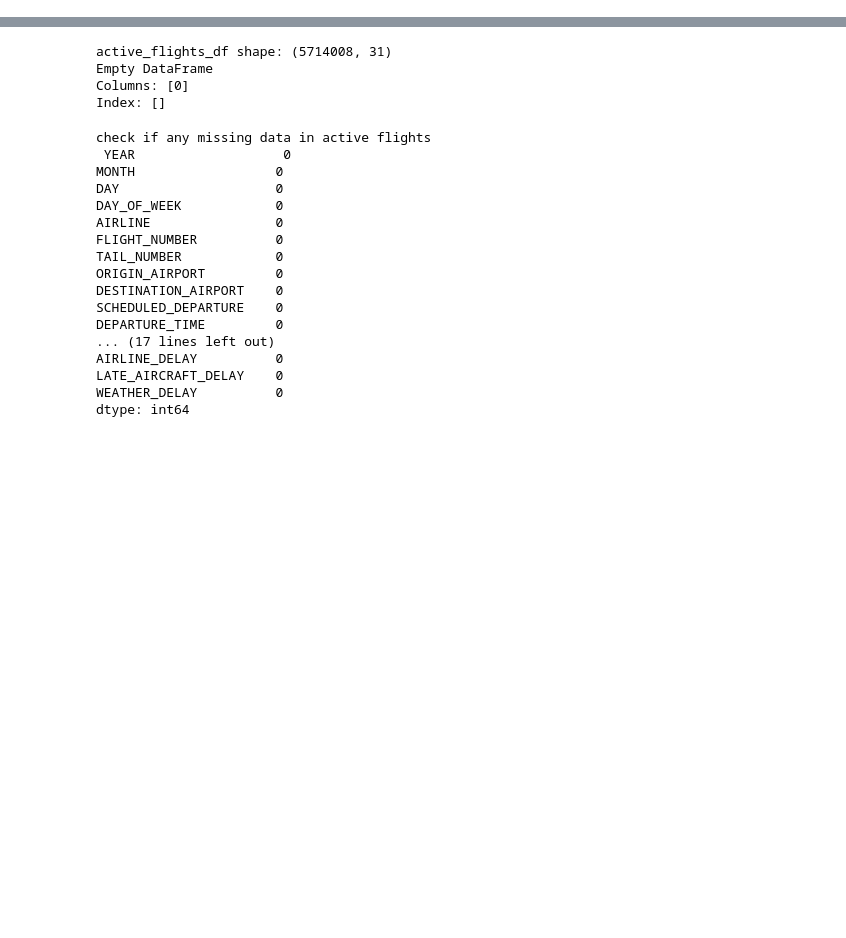
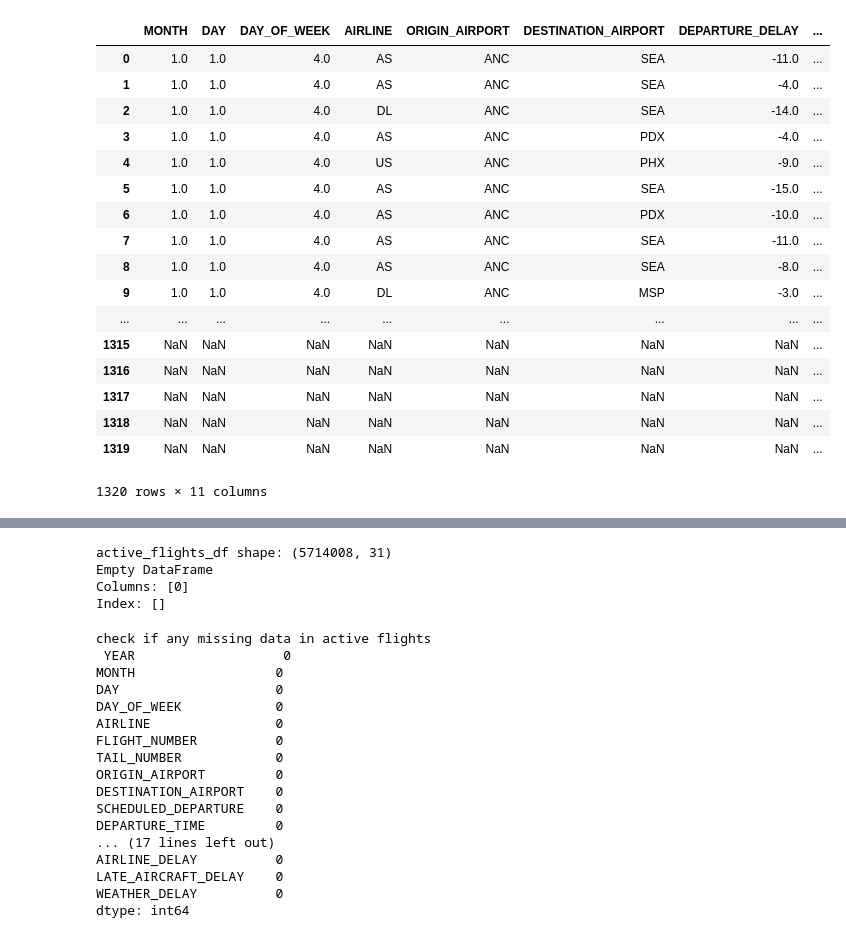
Before and after one commit to wrgorman/FlightDelays, a Jupyter notebook: Input Data Manipulation/File Manipulation.ipynb, the cells around one changed output, grey strips where cells are left out. Saved outputs shown, nothing was run; the diff lists cells and outputs as text; code cells hidden in the pictures; blank space fills up the shorter version.

```diff
--- a/Input Data Manipulation/File Manipulation.ipynb
+++ b/Input Data Manipulation/File Manipulation.ipynb
@@ -31,0 +183,8 @@ reg_ops_df = pd.read_excel(reg_ops_df_path, sheet_name='Region Ops')
+# %%
+#REMOVE BOGUS AIRPORT INFO FLIGHT DATA ROWS
+#get rid of numbered airports (conveniently they all start with the number 1 instead of a letter)
+print(flights_df_nonempty.shape)
+flights2_df = flights_df_nonempty[flights_df_nonempty['ORIGIN_AIRPORT'].astype(str).str[0] != '1']
+print(flights2_df.shape)
+flights2_df = flights2_df[flights2_df['ORIGIN_AIRPORT'].astype(str).str[0] != '1']
+print(flights2_df.shape)
@@ -31,0 +242,11 @@ reg_ops_df = pd.read_excel(reg_ops_df_path, sheet_name='Region Ops')
+# %%
+#REMOVE AIRPORT OPS MISSING DATA
+
+emptylist_df = ap_oper_df.apply(CheckIfMissing, axis=0)
+print('check if any missing data in result_df\n', emptylist_df)
+print(ap_oper_df.shape)
+
+ap_ops_df_nonempty = ap_oper_df[ap_oper_df.apply(CheckRow, axis=1)]
+emptylist_df = ap_ops_df_nonempty.apply(CheckIfMissing, axis=0)
+print('check if any missing data in result_df\n', emptylist_df)
+print(ap_ops_df_nonempty.shape)
@@ -31,0 +293,39 @@ reg_ops_df = pd.read_excel(reg_ops_df_path, sheet_name='Region Ops')
+# %%
+result_df
+
+#result_df.shape #(1320, 11)
+#flights2_df.shape #(1000,9)
+#airports_df_nonempty.shape #(322,3)
+
+
+
+#emptylist_df = flights2_df.apply(CheckIfMissing, axis=0)
+#print('check if any missing data in result_df\n', emptylist_df)
+#print(flights2_df.shape)
+
+#test_df = flights2_df[flights2_df.apply(CheckRow, axis=1)]
+#emptylist_df = test_df.apply(CheckIfMissing, axis=0)
+#print('check if any missing data in result_df\n', emptylist_df)
+#print(test_df.shape)
+
+
+#flights2_df.drop(columns={'FLIGHT_NUMBER', 'TAIL_NUMBER', 'SCHEDULED_DEPARTURE', 'DEPARTURE_TIME', 'DIVERTED', 'CANCELED' 'CANCELLATION_REASON'}, inplace=True)
+# %% [output]
+|  | MONTH | DAY | DAY_OF_WEEK | AIRLINE | ORIGIN_AIRPORT | DESTINATION_AIRPORT | DEPARTURE_DELAY | ... |
+| 0 | 1.0 | 1.0 | 4.0 | AS | ANC | SEA | -11.0 | ... |
+| 1 | 1.0 | 1.0 | 4.0 | AS | ANC | SEA | -4.0 | ... |
+| 2 | 1.0 | 1.0 | 4.0 | DL | ANC | SEA | -14.0 | ... |
+| 3 | 1.0 | 1.0 | 4.0 | AS | ANC | PDX | -4.0 | ... |
+| 4 | 1.0 | 1.0 | 4.0 | US | ANC | PHX | -9.0 | ... |
+| 5 | 1.0 | 1.0 | 4.0 | AS | ANC | SEA | -15.0 | ... |
+| 6 | 1.0 | 1.0 | 4.0 | AS | ANC | PDX | -10.0 | ... |
+| 7 | 1.0 | 1.0 | 4.0 | AS | ANC | SEA | -11.0 | ... |
+| 8 | 1.0 | 1.0 | 4.0 | AS | ANC | SEA | -8.0 | ... |
+| 9 | 1.0 | 1.0 | 4.0 | DL | ANC | MSP | -3.0 | ... |
+| ... | ... | ... | ... | ... | ... | ... | ... | ... |
+| 1315 | NaN | NaN | NaN | NaN | NaN | NaN | NaN | ... |
+| 1316 | NaN | NaN | NaN | NaN | NaN | NaN | NaN | ... |
+| 1317 | NaN | NaN | NaN | NaN | NaN | NaN | NaN | ... |
+| 1318 | NaN | NaN | NaN | NaN | NaN | NaN | NaN | ... |
+| 1319 | NaN | NaN | NaN | NaN | NaN | NaN | NaN | ... |
+1320 rows × 11 columns
```
Also changed, not shown: parts of 21 cells of this notebook.
